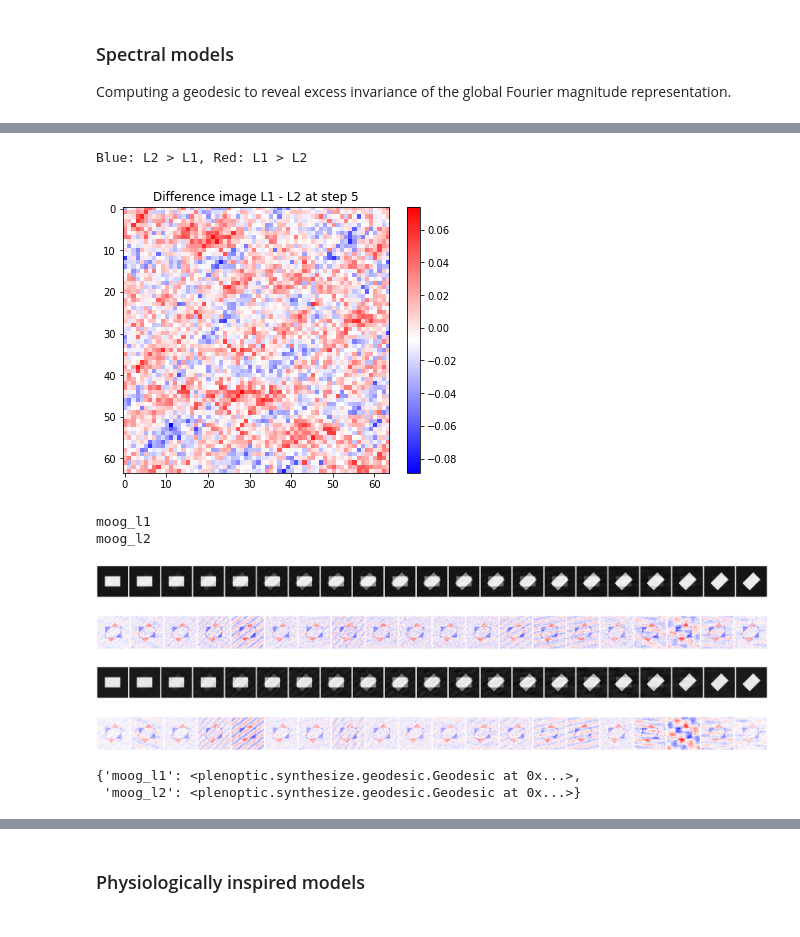
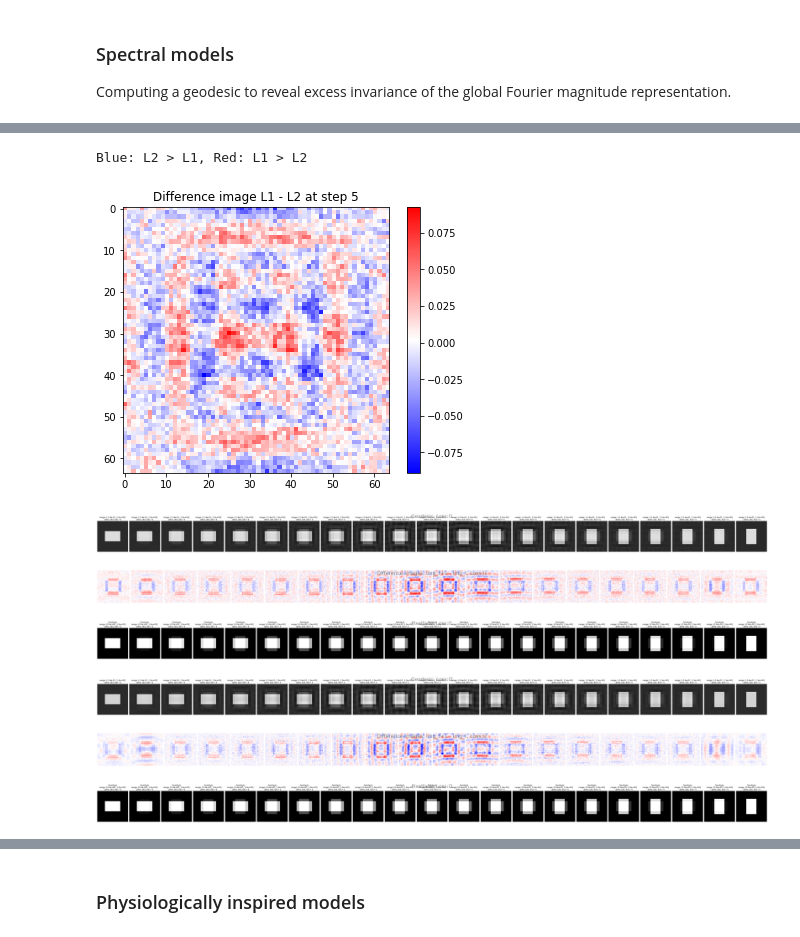
Before and after one commit to hmd101/plenoptic, a Jupyter notebook: examples/05_02_Geodesics_toy_problem.ipynb, the cells around one changed output, grey strips where cells are left out. Saved outputs shown, nothing was run; the diff lists cells and outputs as text; code cells hidden in the pictures.

Commit message:
summary plot for geodesics, pixelfade, and difference images

```diff
--- a/examples/05_02_Geodesics_toy_problem.ipynb
+++ b/examples/05_02_Geodesics_toy_problem.ipynb
@@ -60,7 +60,7 @@ width = 64
 rect_height = height // 3
 rect_width = width // 2
 num_steps = 20
-final_angle = 45
+final_angle = 90
 
 # Create the initial image tensor
 image_tensor = create_image_tensor(height, width, rect_height, rect_width)
@@ -157,13 +157,13 @@ class Fourier(nn.Module):
 model = Fourier('amp')
 # model = Fourier('polar') # note: need pytorch>=1.8 to take gradients through torch.angle
 # %%
-n_steps = len(video)-1
-loss_types = ['l1', 'l2']
-geodesics = {}
-optims = {}
+# n_steps = len(video)-1
+# loss_types = ['l1', 'l2']
+# geodesics = {}
+# optims = {}
 
 
-def synthesize_geodesics(n_steps, model, loss_types=['l1', 'l2'], geodesics={}, optims={}):
+def synthesize_geodesics(model,n_steps=20, loss_types=['l1', 'l2'], geodesics={}, optims={}):
     for loss_type in loss_types:
     # Generate the name for the Geodesic object based on the loss type
         geodesic_name = f'moog_{loss_type}'
@@ -179,3 +175,3 @@ geodesics
 # %%
-geodesics, optims = synthesize_geodesics(n_steps=n_steps,model=model)
+geodesics, optims = synthesize_geodesics(model=model)
 # %% [output]
@@ -334,6 +333,5 @@ Top: l1
 # %%
-
-def visualize_difference_image(geodesics=geodesics, nth_step=5):
+def visualize_difference_image(geodesics={}, nth_step=5):
     geodesic_np = {}
     for g in geodesics.items():
     # fill pixelfade and geodesic dictionaries
@@ -350,34 +348,28 @@ def visualize_difference_image(geodesics=geodesics, nth_step=5):
     plt.colorbar()
     plt.title('Difference image L1 - L2 at step ' + str(nth_step))
 
-visualize_difference_image()
+visualize_difference_image(geodesics=geodesics)
 # %% [output]
 Blue: L2 > L1, Red: L1 > L2
-[figure, old version]
+[figure, new version]
 # %%
+def visualize_geodesics(loss_types=['l1', 'l2'], geodesics={}):
+    for i, loss_type in enumerate(geodesics.keys()):
+        fig = pt.imshow(list(geodesics[loss_type].geodesic.detach().squeeze()), vrange='auto1', zoom=4)
+        fig.subplots_adjust(top=0.8)
+        fig.suptitle('Geodesic, Loss:' + loss_types[i], fontsize=30, color='gray')
+        tensor_diffs = geodesics[loss_type].geodesic[1:] - geodesics[loss_type].geodesic[0:-1]
+        fig = pt.imshow(list(tensor_diffs.detach().squeeze()), cmap='bwr', vrange='auto1', zoom=4, title=None)
+        fig.suptitle('Difference images: img_t+1 - img_t, Loss:' + loss_types[i], fontsize=30, color='gray')
 
-for loss_type in geodesics.keys():
-    print(loss_type)
-    pt.imshow(list(geodesics[loss_type].geodesic.detach().squeeze()), vrange='auto1', title=None, zoom=4)
-    tensor_diffs = geodesics[loss_type].geodesic[1:] - geodesics[loss_type].geodesic[0:-1]
-    pt.imshow(list(tensor_diffs.detach().squeeze()), cmap='bwr', vrange='auto1', title=None, zoom=4)
+        fig = pt.imshow(list(geodesics[loss_type].pixelfade.detach().squeeze()), vrange='auto1', title='Pixelfade', zoom=4)
+        fig.suptitle('Pixelfade, Loss:' + loss_types[i], fontsize=30, color='gray')
 
-    #pt.imshow(list(geodesics[loss_type].pixelfade.detach().squeeze()), vrange='auto1', title=None, zoom=4)
-
-# print('diff')
-# pt.imshow(list(geodesics[loss_type].geodesic - pixelfade), vrange='auto1', title=None, zoom=4);
-# print('pixelfade')
-# pt.imshow(list(geodesics[loss_type].geodesic), vrange='auto1', title=None, zoom=4);
+visualize_geodesics(geodesics=geodesics)
 # %% [output]
-moog_l1
-moog_l2
-[figure, old version]
+[figure, new version]
-[figure, old version]
+[figure, new version]
-[figure, old version]
+[figure, new version]
-[figure, old version]
+[figure, new version]
+[figure, added]
+[figure, added]
-# %%
-# check the type of the following: geodesics.items()
-geodesics
-# %% [output]
-{'moog_l1': <plenoptic.synthesize.geodesic.Geodesic at 0x...>,
- 'moog_l2': <plenoptic.synthesize.geodesic.Geodesic at 0x...>}
```
Also changed, not shown: parts of 9 cells of this notebook.
